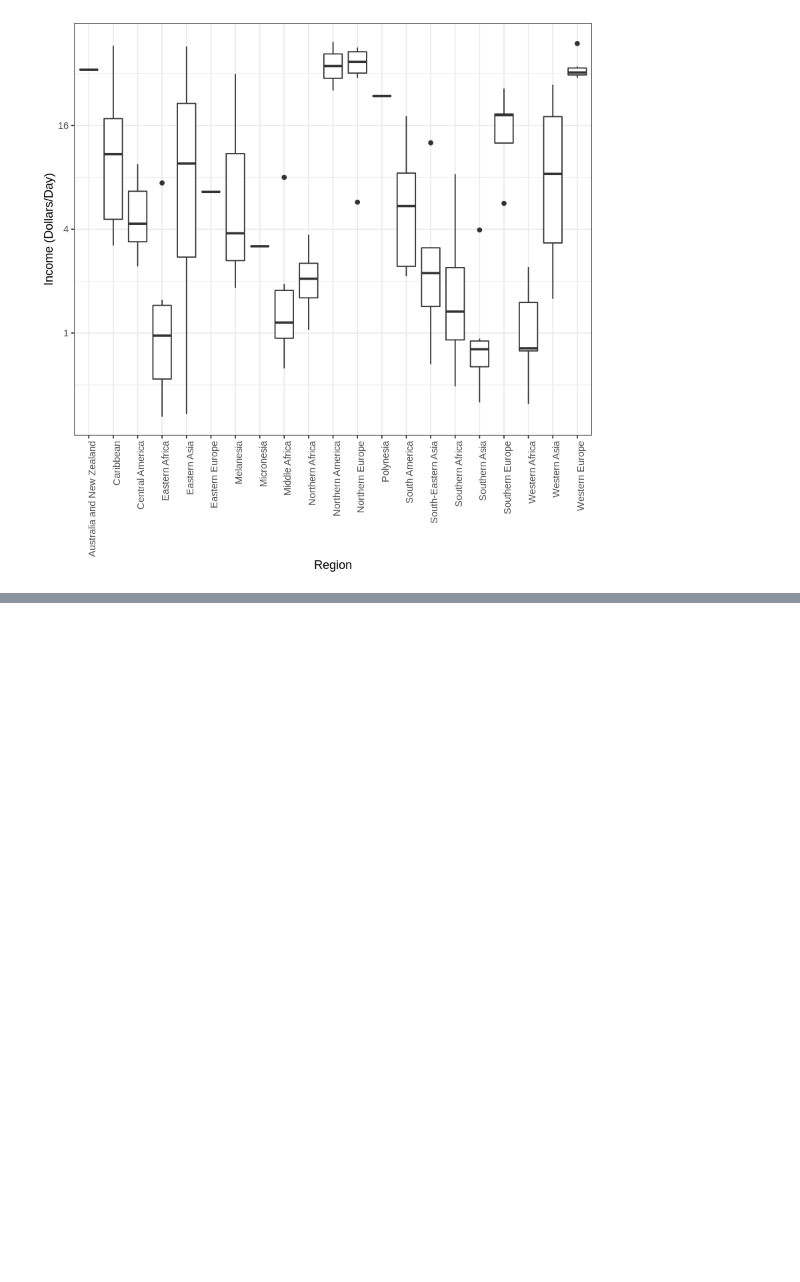
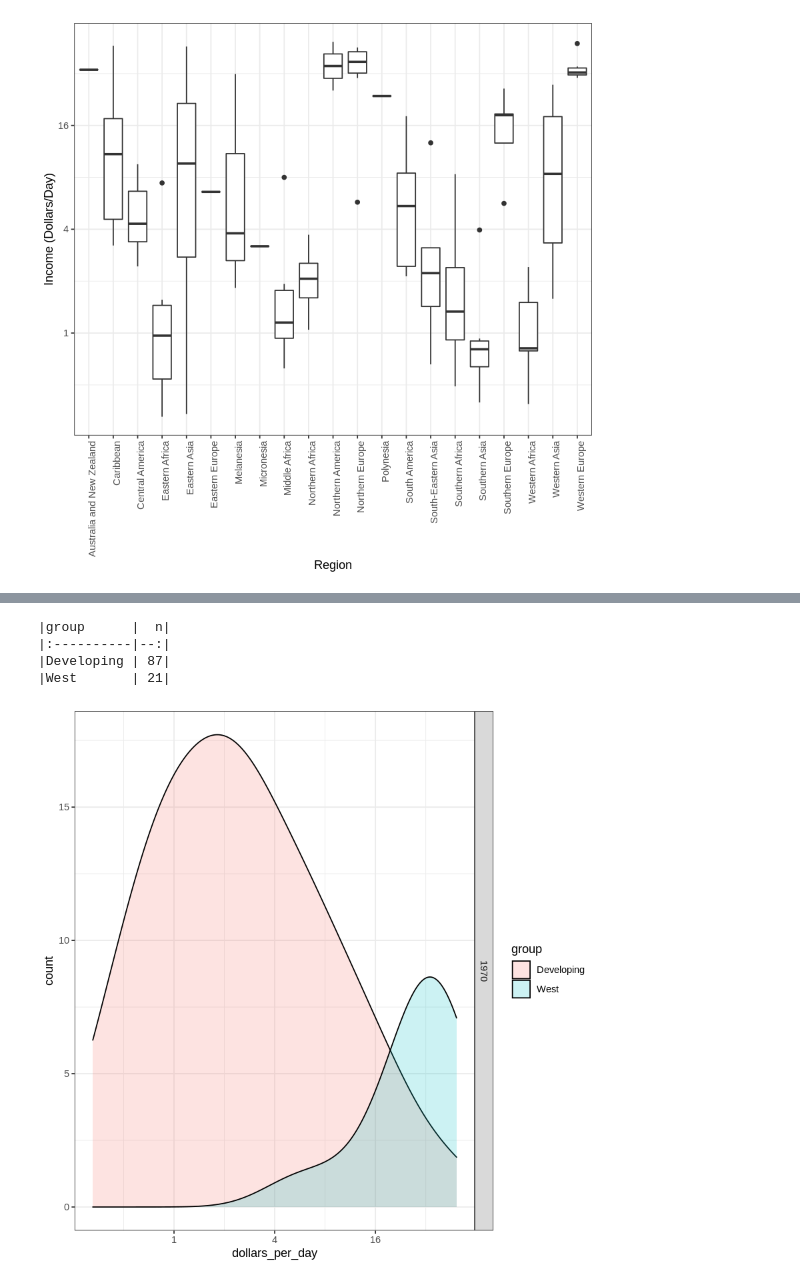
Before and after one commit to ashudva/Case_Studies, a Jupyter notebook: Gapminder/Gapminder.ipynb, the cells around one changed output, grey strips where cells are left out. Saved outputs shown, nothing was run; the diff lists cells and outputs as text; code cells hidden in the pictures; blank space fills up the shorter version.

```diff
--- a/Gapminder/Gapminder.ipynb
+++ b/Gapminder/Gapminder.ipynb
@@ -221,0 +275,22 @@ gapminder %>%
+# %%
+# see the code below the previous video for variable definitions
+
+# smooth density plots - area under each curve adds to 1
+gapminder %>%
+    filter(year == past_year & country %in% country_list) %>%
+    mutate(group = ifelse(region %in% west, "West", "Developing")) %>% group_by(group) %>%
+    summarize(n = n()) %>% knitr::kable()
+
+# smooth density plots - variable counts on y-axis
+p <- gapminder %>%
+    filter(year == past_year & country %in% country_list) %>%
+    mutate(group = ifelse(region %in% west, "West", "Developing")) %>%
+    ggplot(aes(dollars_per_day, y = ..count.., fill = group)) +
+    scale_x_continuous(trans = "log2")
+p + geom_density(alpha = 0.2, bw = 0.75) + facet_grid(year ~ .)
+# %% [output]
+|group      |  n|
+|:----------|--:|
+|Developing | 87|
+|West       | 21|
+[figure, added]
```
Also changed, not shown: parts of 10 cells of this notebook.
